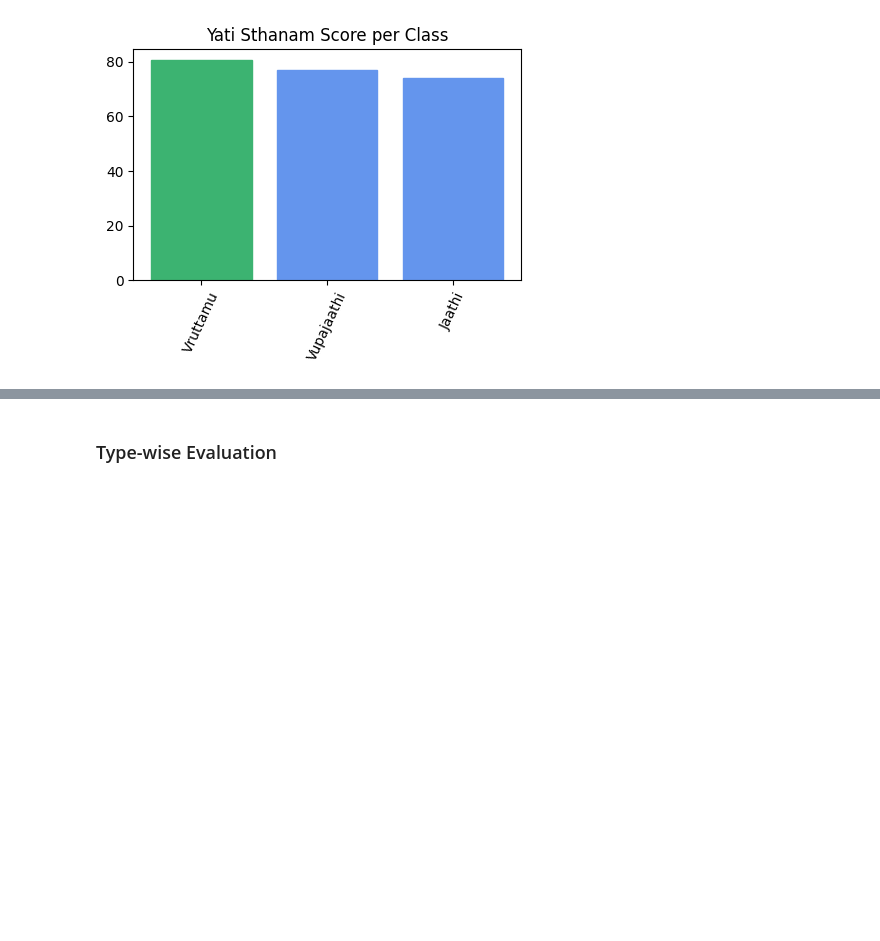
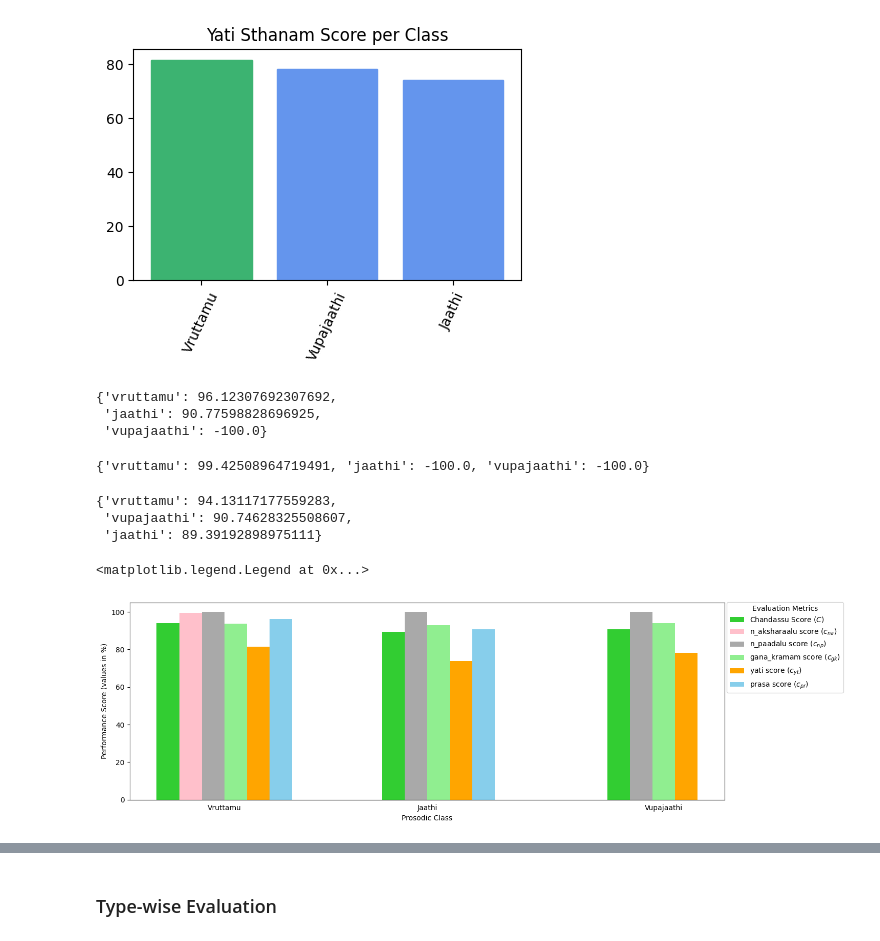
Before and after one commit to BodduSriPavan-111/chandassu, a Jupyter notebook: examples/Accuracy_Evaluation.ipynb, the cells around one changed output, grey strips where cells are left out. Saved outputs shown, nothing was run; the diff lists cells and outputs as text; code cells hidden in the pictures; blank space fills up the shorter version.

```diff
--- a/examples/Accuracy_Evaluation.ipynb
+++ b/examples/Accuracy_Evaluation.ipynb
@@ -391,3 +407,53 @@ plt.xticks( range(len(yati_sthanam_score)), [i.title() for i in yati_sthanam_sco
 plt.show()
 # %% [output]
 [figure]
+# %%
+prasa_score= (merged_df.groupby( "class" )["prasa_score"].mean().sort_values( ascending= False )*100).to_dict()
+prasa_score
+# %% [output]
+{'vruttamu': 96.12307692307692,
+ 'jaathi': 90.77598828696925,
+ 'vupajaathi': -100.0}
+# %%
+n_aksharalu_score= (merged_df.groupby( "class" )["n_aksharalu_score"].mean().sort_values( ascending= False )*100).to_dict()
+n_aksharalu_score
+# %% [output]
+{'vruttamu': 99.42508964719491, 'jaathi': -100.0, 'vupajaathi': -100.0}
+# %%
+chandassu_score
+# %% [output]
+{'vruttamu': 94.13117177559283,
+ 'vupajaathi': 90.74628325508607,
+ 'jaathi': 89.39192898975111}
+# %%
+plt.figure( figsize= (15, 5) )
+plt.bar( [10], [chandassu_score["vruttamu"]], width= 1, color= "limegreen" )
+plt.bar( [11], [n_aksharalu_score["vruttamu"]], width= 1, color= "pink")
+plt.bar( [12], [n_paadalu_score["vruttamu"]], width= 1, color= "darkgrey" )
+plt.bar( [13], [gana_kramam_score["vruttamu"]], width= 1, color= "lightgreen" )
+plt.bar( [14], [yati_sthanam_score["vruttamu"]], width= 1, color= "orange" )
+plt.bar( [15], [prasa_score["vruttamu"]], width= 1, color= "skyblue")
+
+plt.bar( [20], [chandassu_score["jaathi"]], width= 1, color= "limegreen" )
+plt.bar( [21], [n_paadalu_score["jaathi"]], width= 1, color= "darkgrey" )
+plt.bar( [22], [gana_kramam_score["jaathi"]], width= 1, color= "lightgreen" )
+plt.bar( [23], [yati_sthanam_score["jaathi"]], width= 1, color= "orange" )
+plt.bar( [24], [prasa_score["jaathi"]], width= 1, color= "skyblue")
+
+plt.bar( [30], [chandassu_score["vupajaathi"]], width= 1, color= "limegreen")
+plt.bar( [31], [n_paadalu_score["vupajaathi"]], width= 1, color= "darkgrey" )
+plt.bar( [32], [gana_kramam_score["vupajaathi"]], width= 1, color= "lightgreen" )
+plt.bar( [33], [yati_sthanam_score["vupajaathi"]], width= 1, color= "orange" )
+
+plt.xlabel( "Prosodic Class" )
+plt.ylabel( "Performance Score (values in %)")
+plt.xticks( [12.5, 21.5, 32], [ "Vruttamu", "Jaathi", "Vupajaathi" ] )
+plt.tick_params(bottom=False)
+
+plt.legend( ["Chandassu Score $(C)$", "n_aksharaalu score $(c_{na})$", "n_paadalu score $(c_{np})$", "gana_kramam score $(c_{gk})$", "yati score $(c_{yt})$", "prasa score $(c_{pr})$"],
+           title= "Evaluation Metrics",
+           bbox_to_anchor=(1.205, 1.02), loc='upper right'
+         )
+# %% [output]
+<matplotlib.legend.Legend at 0x...>
+[figure, added]
```
Also changed, not shown: parts of 43 cells of this notebook, 52 other files.
